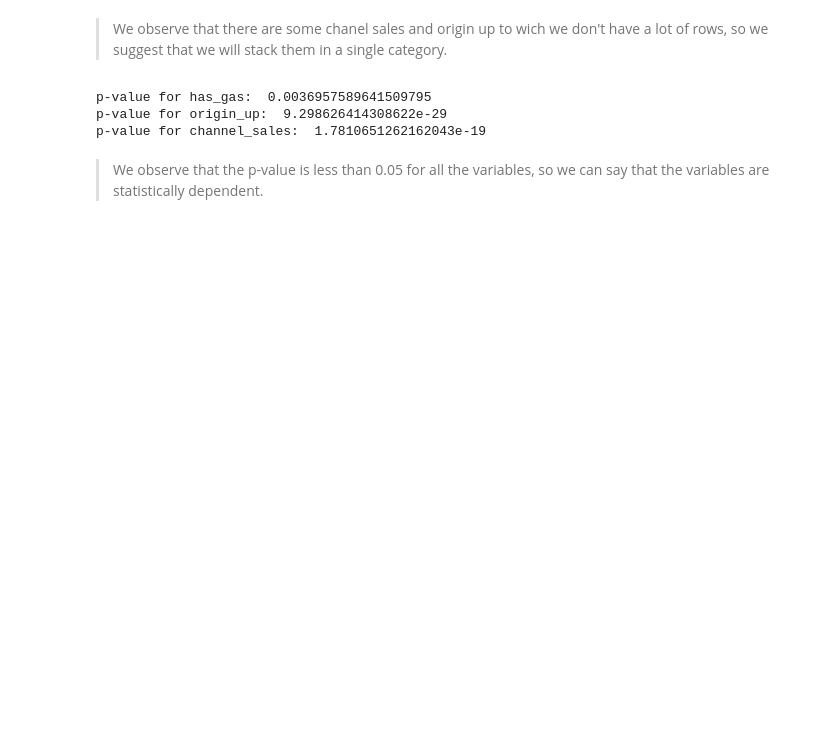
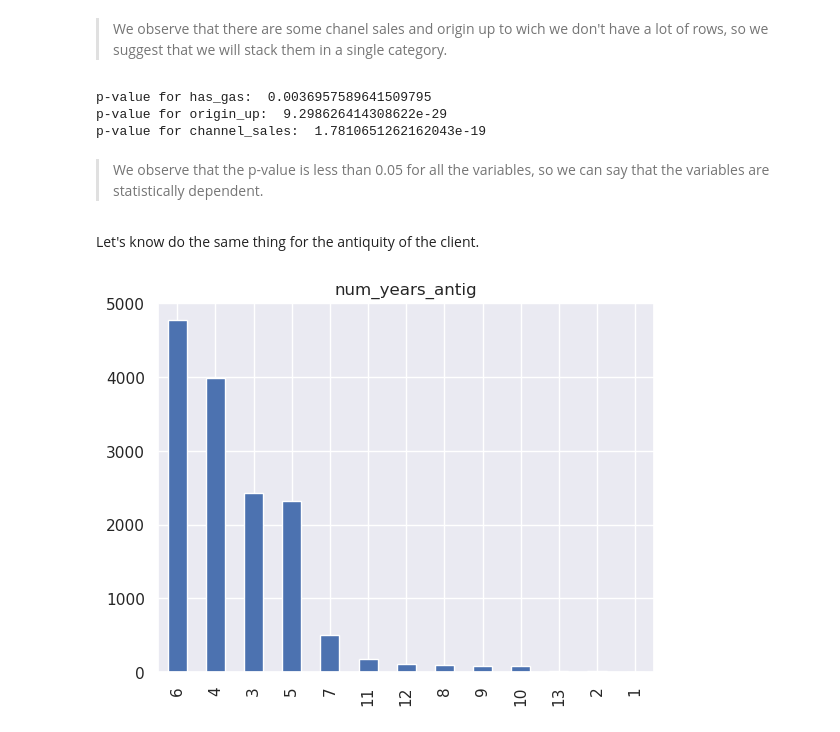
Before and after one commit to Killuamam/customer-churn, a Jupyter notebook: notebooks/eda_starter.ipynb, the cells around one changed output. Drawn from its saved outputs; the diff is of its cells as text; code cells hidden in the pictures; blank space fills up the shorter version.

```diff
--- a/notebooks/eda_starter.ipynb
+++ b/notebooks/eda_starter.ipynb
@@ -441,3 +333,13 @@ p-value for origin_up:  9.298626414308622e-29
 p-value for channel_sales:  1.7810651262162043e-19
 # %% [markdown]
 > We observe that the p-value is less than 0.05 for all the variables, so we can say that the variables are statistically dependent.
+# %% [markdown]
+Let's know do the same thing for the antiquity of the client.
+# %%
+client_df['num_years_antig'].value_counts().plot(kind='bar')
+
+plt.title('num_years_antig')
+
+plt.show()
+# %% [output]
+[figure, added]
```
Also changed, not shown: parts of 97 cells of this notebook.
